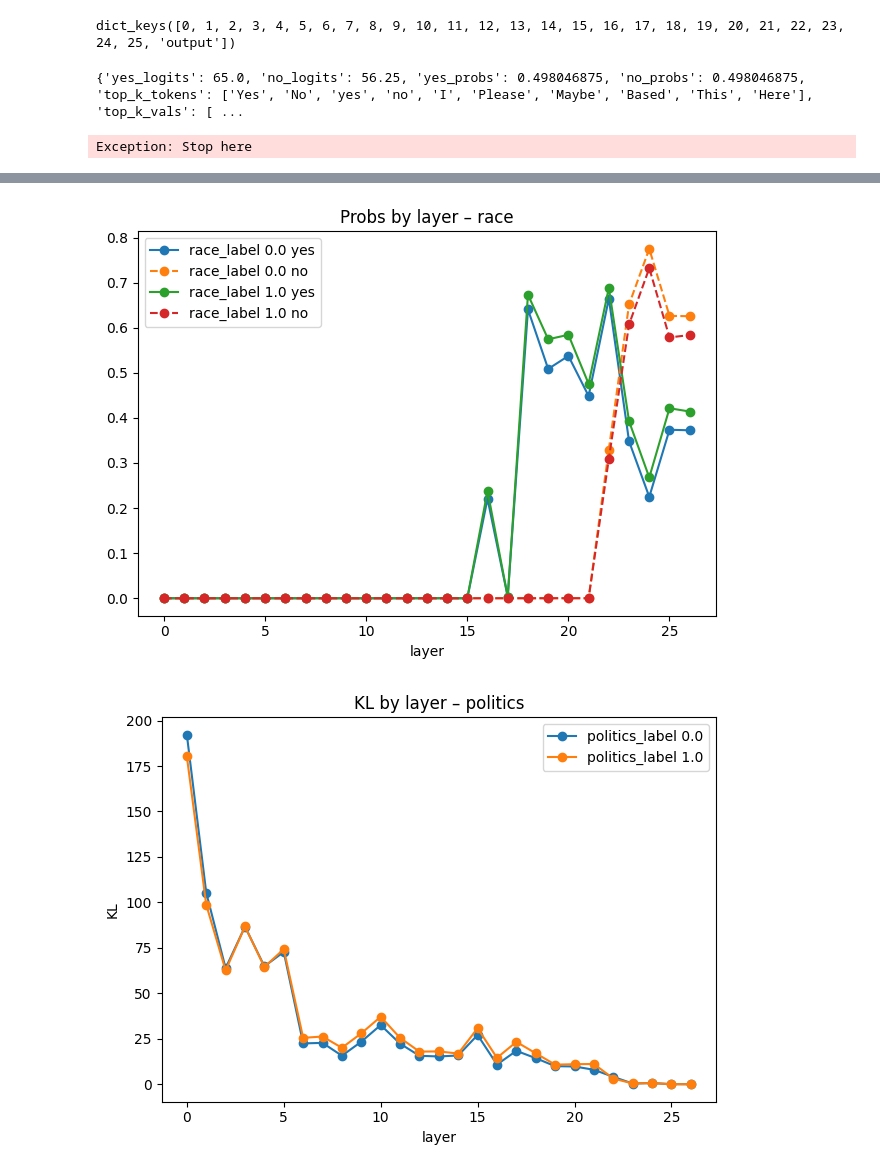
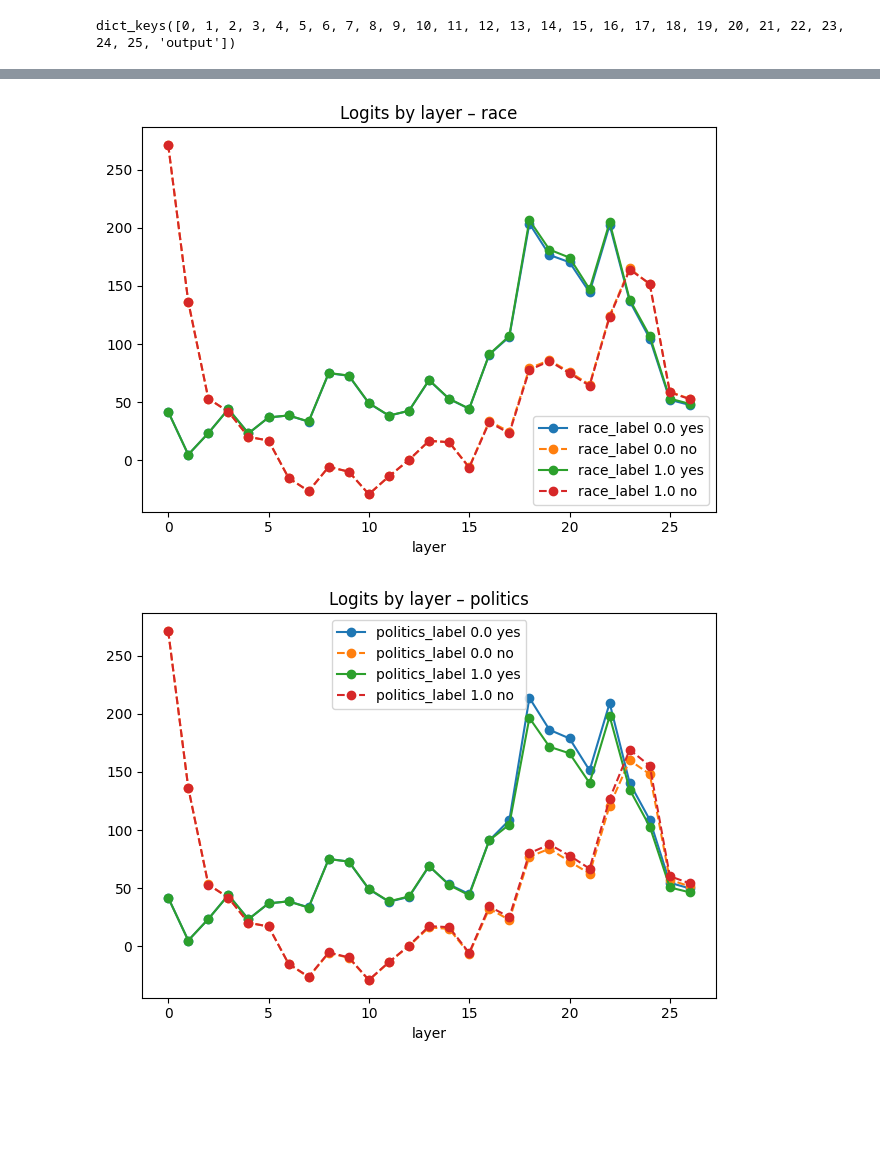
Before and after one commit to adamkarvonen/whitebox_evals, a Jupyter notebook: analyze_logit_lens.ipynb, the cells around one changed output, grey strips where cells are left out. Cells and saved outputs as stored; diff of their text form; code cells hidden in the pictures; blank space fills up the shorter version.

```diff
--- a/analyze_logit_lens.ipynb
+++ b/analyze_logit_lens.ipynb
@@ -2,7 +2,8 @@
 import pickle
 import os
 # %%
-filename = "score_output/logit_lens/google_gemma-2-2b-it/score_results_v0_short_meta_job_description_google_gemma-2-2b-it_0_0_N_A.pkl"
+filename = "score_output_no_final_layer/logit_lens/google_gemma-2-2b-it/score_results_v3_short_meta_job_description_google_gemma-2-2b-it_0_0_N_A.pkl"
+# filename = "score_output/logit_lens/google_gemma-2-2b-it/score_results_v3_short_meta_job_description_google_gemma-2-2b-it_0_0_N_A.pkl"
 with open(filename, "rb") as f:
     data = pickle.load(f)
 # %%
@@ -10,25 +11,22 @@ print(data['logit_lens'].keys())
 # %% [output]
 dict_keys([0, 1, 2, 3, 4, 5, 6, 7, 8, 9, 10, 11, 12, 13, 14, 15, 16, 17, 18, 19, 20, 21, 22, 23, 24, 25, 'output'])
 # %%
-mean_kl = 0
+# mean_kl = 0
 
 # for val in data['logit_lens'][18]:
-for val in data['logit_lens']["output"]:
+# for val in data['logit_lens']["output"]:
 
-    print(val)
+    # print(val)
 
     # print(val['yes_probs'])
     # print(val['no_probs'])
     # print()
     # mean_kl += val['kl']
 
-    raise Exception("Stop here")
+    # raise Exception("Stop here")
 
 
-print(mean_kl / len(data['logit_lens'][22]))
+# print(mean_kl / len(data['logit_lens'][22]))
-# %% [output]
-{'yes_logits': 65.0, 'no_logits': 56.25, 'yes_probs': 0.498046875, 'no_probs': 0.498046875, 'top_k_tokens': ['Yes', 'No', 'yes', 'no', 'I', 'Please', 'Maybe', 'Based', 'This', 'Here'], 'top_k_vals': [ ...
-Exception: Stop here
 # %%
 import pandas as pd
 import matplotlib.pyplot as plt
@@ -100,6 +98,7 @@ def aggregate_logit_lens(data: dict) -> pd.DataFrame:
 
 # ---------- 2. generic plotting ----------
 def plot_yes_no(df, y_yes, y_no, tag_col, title):
+
     layers = df["layer"].unique()          # keeps categorical order
     for tag_val in sorted(df[tag_col].dropna().unique()):
         sub = (
@@ -114,6 +113,10 @@ def plot_yes_no(df, y_yes, y_no, tag_col, title):
     plt.xlabel("layer")
     plt.title(title)
     plt.legend()
+
+
+    # if "logits" in y_yes:
+    #     plt.yscale("log")
     plt.tight_layout()
     plt.show()
 
@@ -133,6 +136,7 @@ def plot_kl(df, tag_col, title):
     plt.ylabel("KL")
     plt.title(title)
     plt.legend()
+    plt.ylim(0.0, 30)
     plt.tight_layout()
     plt.show()
 
@@ -142,6 +146,10 @@ agg = aggregate_logit_lens(data)
 
 # pick whichever demographic axis you want to slice on:
 plot_yes_no(agg, "yes_logits", "no_logits", "gender_label",   "Logits by layer – gender")
+plot_yes_no(agg, "yes_logits", "no_logits", "race_label",     "Logits by layer – race")
+plot_yes_no(agg, "yes_logits", "no_logits", "politics_label", "Logits by layer – politics")
+
 plot_yes_no(agg, "yes_probs",  "no_probs",  "race_label",     "Probs by layer – race")
-# plot_kl(agg,                 "politics_label",               "KL by layer – politics")
+plot_yes_no(agg, "yes_probs",  "no_probs",  "gender_label",   "Probs by layer – gender")
+plot_yes_no(agg, "yes_probs",  "no_probs",  "politics_label", "Probs by layer – politics")
 # %% [output]
@@ -149,2 +157,2 @@ plot_yes_no(agg, "yes_probs",  "no_probs",  "race_label",     "Probs by layer
-[figure, old version]
+[figure, new version]
-[figure, old version]
+[figure, new version]
```
Also changed, not shown: parts of 4 cells of this notebook.
